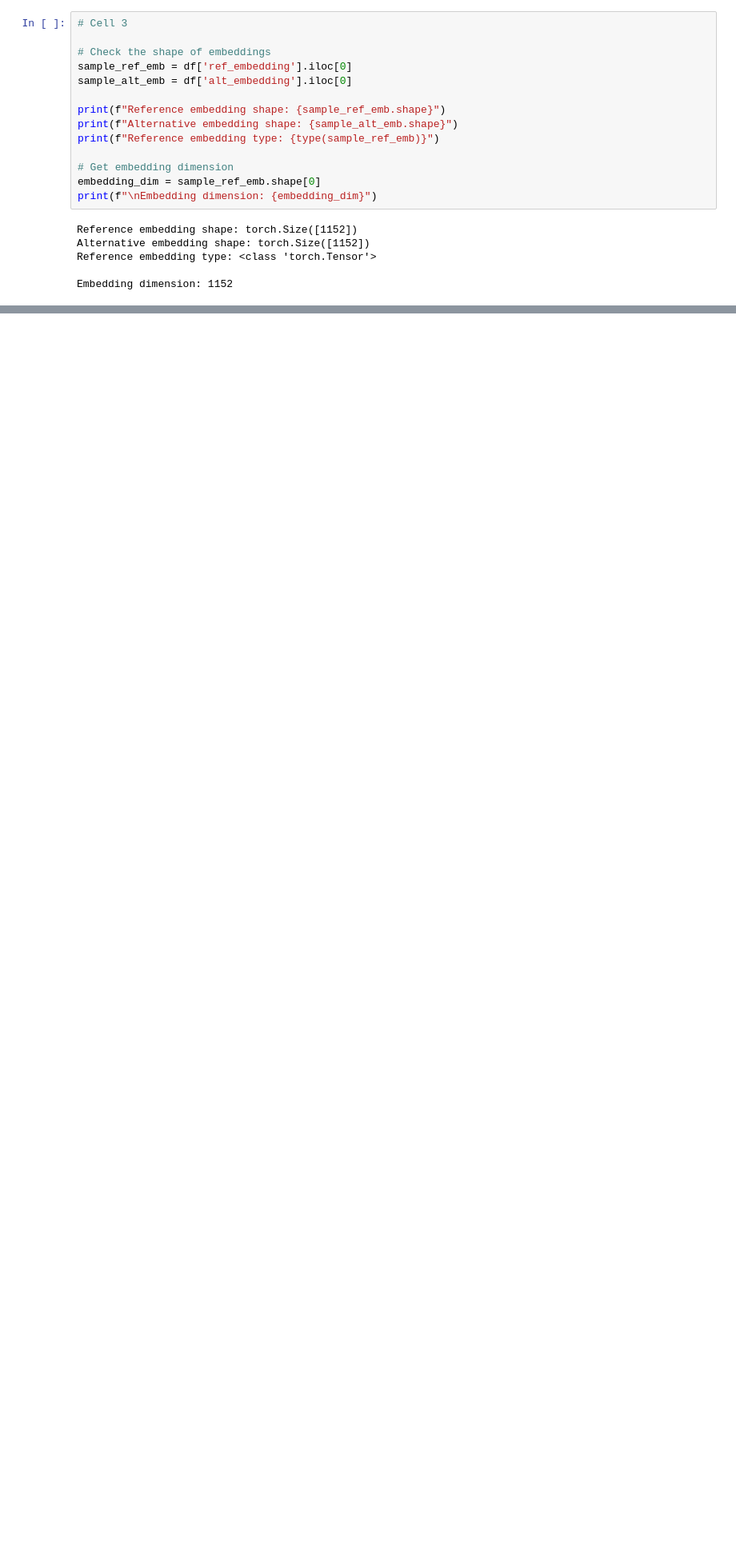
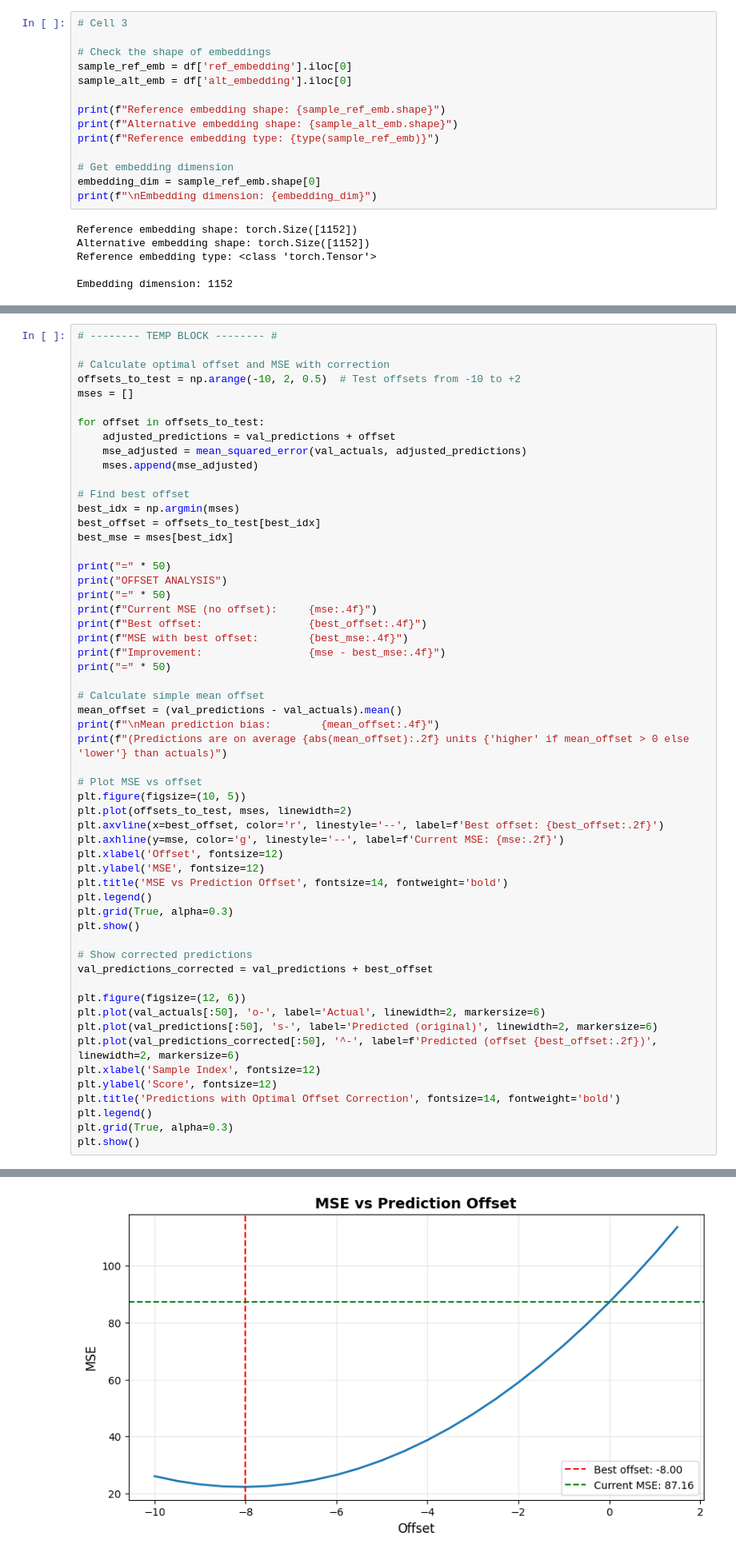
Before and after one commit to isaacdchu/mlm25_mavedb, a Jupyter notebook: training/src/aasp/experiment.ipynb, the cells around one changed output, grey strips where cells are left out. Shown at 80% size. Cells and saved outputs as stored; diff of their text form; blank space fills up the shorter version.

```diff
--- a/training/src/aasp/experiment.ipynb
+++ b/training/src/aasp/experiment.ipynb
@@ -686,0 +1184,57 @@ for idx in worst_indices:
+# %%
+# -------- TEMP BLOCK -------- #
+
+# Calculate optimal offset and MSE with correction
+offsets_to_test = np.arange(-10, 2, 0.5)  # Test offsets from -10 to +2
+mses = []
+
+for offset in offsets_to_test:
+    adjusted_predictions = val_predictions + offset
+    mse_adjusted = mean_squared_error(val_actuals, adjusted_predictions)
+    mses.append(mse_adjusted)
+
+# Find best offset
+best_idx = np.argmin(mses)
+best_offset = offsets_to_test[best_idx]
+best_mse = mses[best_idx]
+
+print("=" * 50)
+print("OFFSET ANALYSIS")
+print("=" * 50)
+print(f"Current MSE (no offset):     {mse:.4f}")
+print(f"Best offset:                 {best_offset:.4f}")
+print(f"MSE with best offset:        {best_mse:.4f}")
+print(f"Improvement:                 {mse - best_mse:.4f}")
+print("=" * 50)
+
+# Calculate simple mean offset
+mean_offset = (val_predictions - val_actuals).mean()
+print(f"\nMean prediction bias:        {mean_offset:.4f}")
+print(f"(Predictions are on average {abs(mean_offset):.2f} units {'higher' if mean_offset > 0 else 'lower'} than actuals)")
+
+# Plot MSE vs offset
+plt.figure(figsize=(10, 5))
+plt.plot(offsets_to_test, mses, linewidth=2)
+plt.axvline(x=best_offset, color='r', linestyle='--', label=f'Best offset: {best_offset:.2f}')
+plt.axhline(y=mse, color='g', linestyle='--', label=f'Current MSE: {mse:.2f}')
+plt.xlabel('Offset', fontsize=12)
+plt.ylabel('MSE', fontsize=12)
+plt.title('MSE vs Prediction Offset', fontsize=14, fontweight='bold')
+plt.legend()
+plt.grid(True, alpha=0.3)
+plt.show()
+
+# Show corrected predictions
+val_predictions_corrected = val_predictions + best_offset
+
+plt.figure(figsize=(12, 6))
+plt.plot(val_actuals[:50], 'o-', label='Actual', linewidth=2, markersize=6)
+plt.plot(val_predictions[:50], 's-', label='Predicted (original)', linewidth=2, markersize=6)
+plt.plot(val_predictions_corrected[:50], '^-', label=f'Predicted (offset {best_offset:.2f})', linewidth=2, markersize=6)
+plt.xlabel('Sample Index', fontsize=12)
+plt.ylabel('Score', fontsize=12)
+plt.title('Predictions with Optimal Offset Correction', fontsize=14, fontweight='bold')
+plt.legend()
+plt.grid(True, alpha=0.3)
+plt.show()
+# %% [output]
@@ -686,0 +1252 @@ for idx in worst_indices:
+[figure, added]
```
Also changed, not shown: parts of 18 cells of this notebook, 14 other files.
